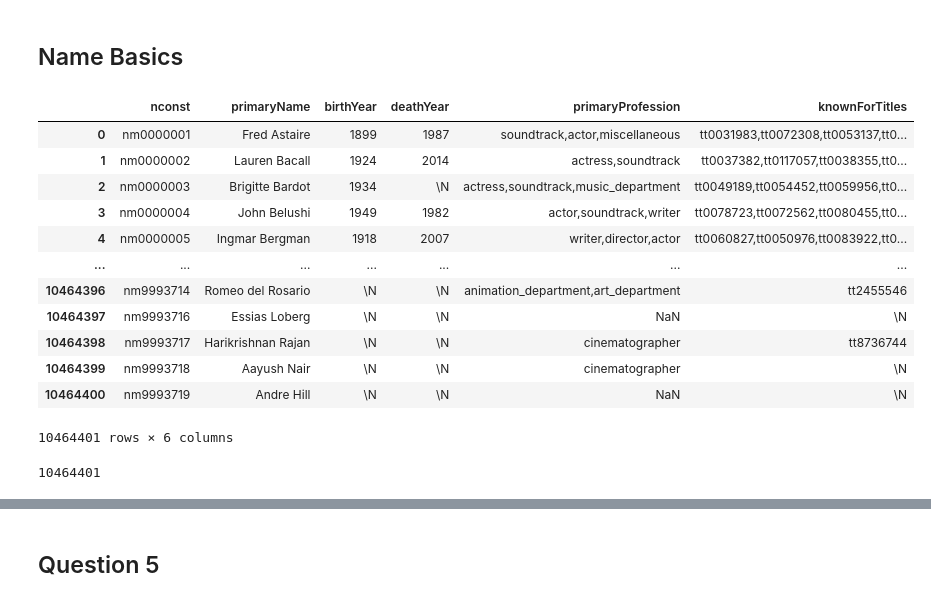
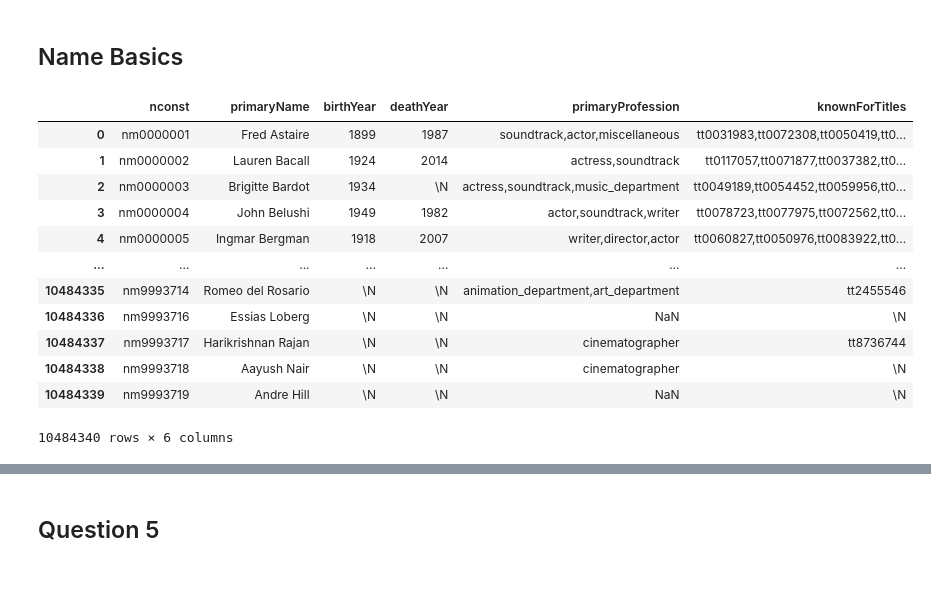
Before and after one commit to abasiamaakpan/Movie_Database_Application, a Jupyter notebook: Imdb_Database_App.ipynb, the cells around one changed output, grey strips where cells are left out. Drawn from its saved outputs; the diff is of its cells as text; code cells hidden in the pictures.

Commit message:
Finished Table and Deletions

```diff
--- a/Imdb_Database_App.ipynb
+++ b/Imdb_Database_App.ipynb
@@ -607,22 +553,22 @@ IntegrityError: (mysql.connector.errors.IntegrityError) 1452 (23000): Cannot add
 # %% [markdown]
 ## Name Basics
 # %%
-name_basics = pd.read_csv('/Users/abasiamaakpan/Downloads/name.basics.tsv', delimiter='\t',encoding='utf-8')
+name_basics = pd.read_csv('name.basics.tsv', delimiter='\t',encoding='utf-8')
 name_basics
 # %% [output]
 |  | nconst | primaryName | birthYear | deathYear | primaryProfession | knownForTitles |
-| 0 | nm0000001 | Fred Astaire | 1899 | 1987 | soundtrack,actor,miscellaneous | tt0031983,tt0072308,tt0053137,tt0... |
-| 1 | nm0000002 | Lauren Bacall | 1924 | 2014 | actress,soundtrack | tt0037382,tt0117057,tt0038355,tt0... |
+| 0 | nm0000001 | Fred Astaire | 1899 | 1987 | soundtrack,actor,miscellaneous | tt0031983,tt0072308,tt0050419,tt0... |
+| 1 | nm0000002 | Lauren Bacall | 1924 | 2014 | actress,soundtrack | tt0117057,tt0071877,tt0037382,tt0... |
 | 2 | nm0000003 | Brigitte Bardot | 1934 | \N | actress,soundtrack,music_department | tt0049189,tt0054452,tt0059956,tt0... |
-| 3 | nm0000004 | John Belushi | 1949 | 1982 | actor,soundtrack,writer | tt0078723,tt0072562,tt0080455,tt0... |
+| 3 | nm0000004 | John Belushi | 1949 | 1982 | actor,soundtrack,writer | tt0078723,tt0077975,tt0072562,tt0... |
 | 4 | nm0000005 | Ingmar Bergman | 1918 | 2007 | writer,director,actor | tt0060827,tt0050976,tt0083922,tt0... |
 | ... | ... | ... | ... | ... | ... | ... |
-| 10464396 | nm9993714 | Romeo del Rosario | \N | \N | animation_department,art_department | tt2455546 |
-| 10464397 | nm9993716 | Essias Loberg | \N | \N | NaN | \N |
-| 10464398 | nm9993717 | Harikrishnan Rajan | \N | \N | cinematographer | tt8736744 |
-| 10464399 | nm9993718 | Aayush Nair | \N | \N | cinematographer | \N |
-| 10464400 | nm9993719 | Andre Hill | \N | \N | NaN | \N |
+| 10484335 | nm9993714 | Romeo del Rosario | \N | \N | animation_department,art_department | tt2455546 |
+| 10484336 | nm9993716 | Essias Loberg | \N | \N | NaN | \N |
+| 10484337 | nm9993717 | Harikrishnan Rajan | \N | \N | cinematographer | tt8736744 |
+| 10484338 | nm9993718 | Aayush Nair | \N | \N | cinematographer | \N |
+| 10484339 | nm9993719 | Andre Hill | \N | \N | NaN | \N |
-10464401 rows × 6 columns
+10484340 rows × 6 columns
 # %%
 def preprocess_dataframe_name_basics(data_frame):
     name_basics_new_series=data_frame
@@ -655,7 +626,3 @@ df_2['age'] = df_2['test_column_2']
 name_basics_preprocessed['noofmovies']=df_1['noofmovies']
 name_basics_preprocessed['age']=df_2['age']
 name_basics_preprocessed['currentdate']= pd.to_datetime(name_basics_preprocessed['currentdate'])
-# %%
-len(name_basics_preprocessed)
-# %% [output]
-10464401
```
Also changed, not shown: parts of 67 cells of this notebook.
